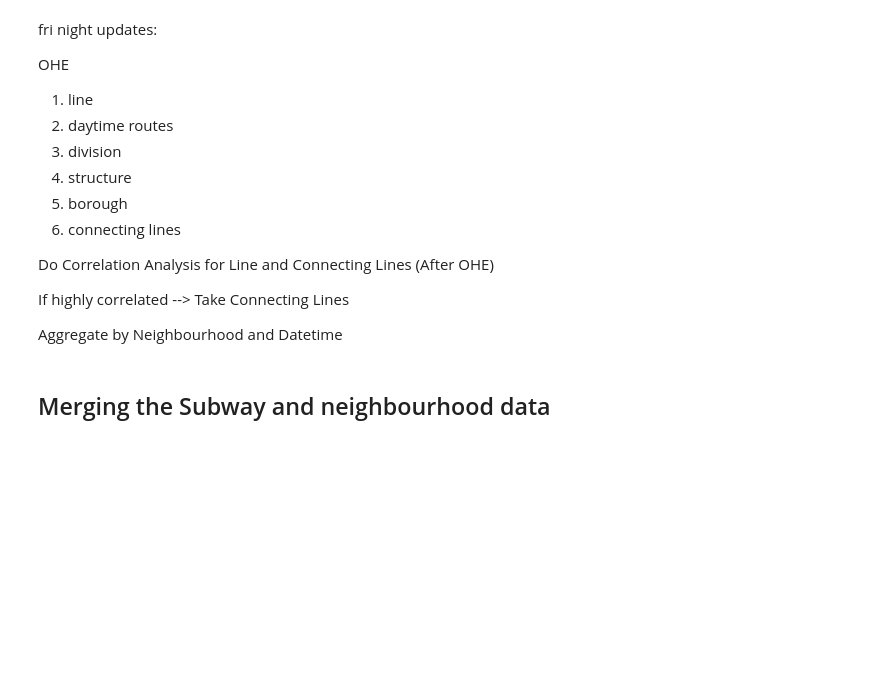
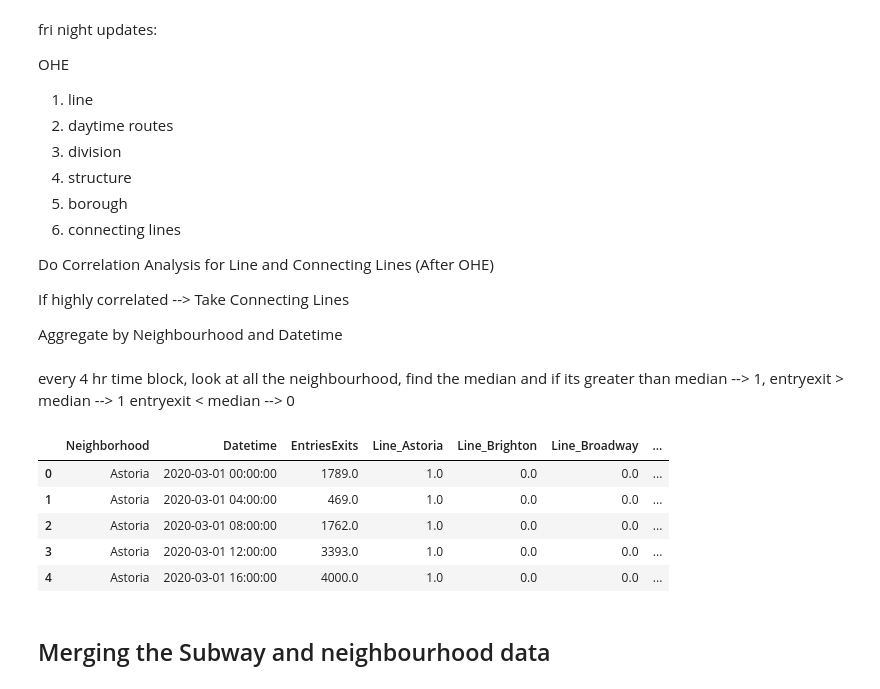
Before and after one commit to FairWell-dev/FairWell, a Jupyter notebook: EDA/EDA.ipynb, the cells around one changed output. Drawn from its saved outputs; the diff is of its cells as text; code cells hidden in the pictures; blank space fills up the shorter version.

```diff
--- a/EDA/EDA.ipynb
+++ b/EDA/EDA.ipynb
@@ -364,3 +361,35 @@ Aggregate by Neighbourhood and Datetime
+# %% [markdown]
+every 4 hr time block, look at all the neighbourhood, find the median and if its greater than median --> 1,
+entryexit > median --> 1
+entryexit < median --> 0
+# %%
+#aggregating the entries/exit column to a binary
+grouped.head()
+grouped = pd.read_csv('grouped.csv')
+
+grouped_datetime = grouped.groupby(['Datetime']).median()
+grouped_datetime = grouped_datetime.iloc[:, 0]
+grouped_datetime.head()
+# grouped_datetime.to_csv('median.csv')
+
+# print(grouped.head())
+median_dict = grouped_datetime.to_dict()
+grouped["median"] = grouped["Datetime"].map(median_dict)
+
+grouped.loc[grouped['EntriesExits'] >= grouped['median'], 'binary_target'] = 1
+grouped.loc[grouped['EntriesExits'] < grouped['median'], 'binary_target'] = 0
+
+
+
+grouped.to_csv('grouped.csv')
+grouped.head()
+# %% [output]
+|  | Neighborhood | Datetime | EntriesExits | Line_Astoria | Line_Brighton | Line_Broadway | ... |
+| 0 | Astoria | 2020-03-01 00:00:00 | 1789.0 | 1.0 | 0.0 | 0.0 | ... |
+| 1 | Astoria | 2020-03-01 04:00:00 | 469.0 | 1.0 | 0.0 | 0.0 | ... |
+| 2 | Astoria | 2020-03-01 08:00:00 | 1762.0 | 1.0 | 0.0 | 0.0 | ... |
+| 3 | Astoria | 2020-03-01 12:00:00 | 3393.0 | 1.0 | 0.0 | 0.0 | ... |
+| 4 | Astoria | 2020-03-01 16:00:00 | 4000.0 | 1.0 | 0.0 | 0.0 | ... |
 # %% [markdown]
 ## Merging the Subway and neighbourhood data
 # %%
```
Also changed, not shown: parts of 6 cells of this notebook.
